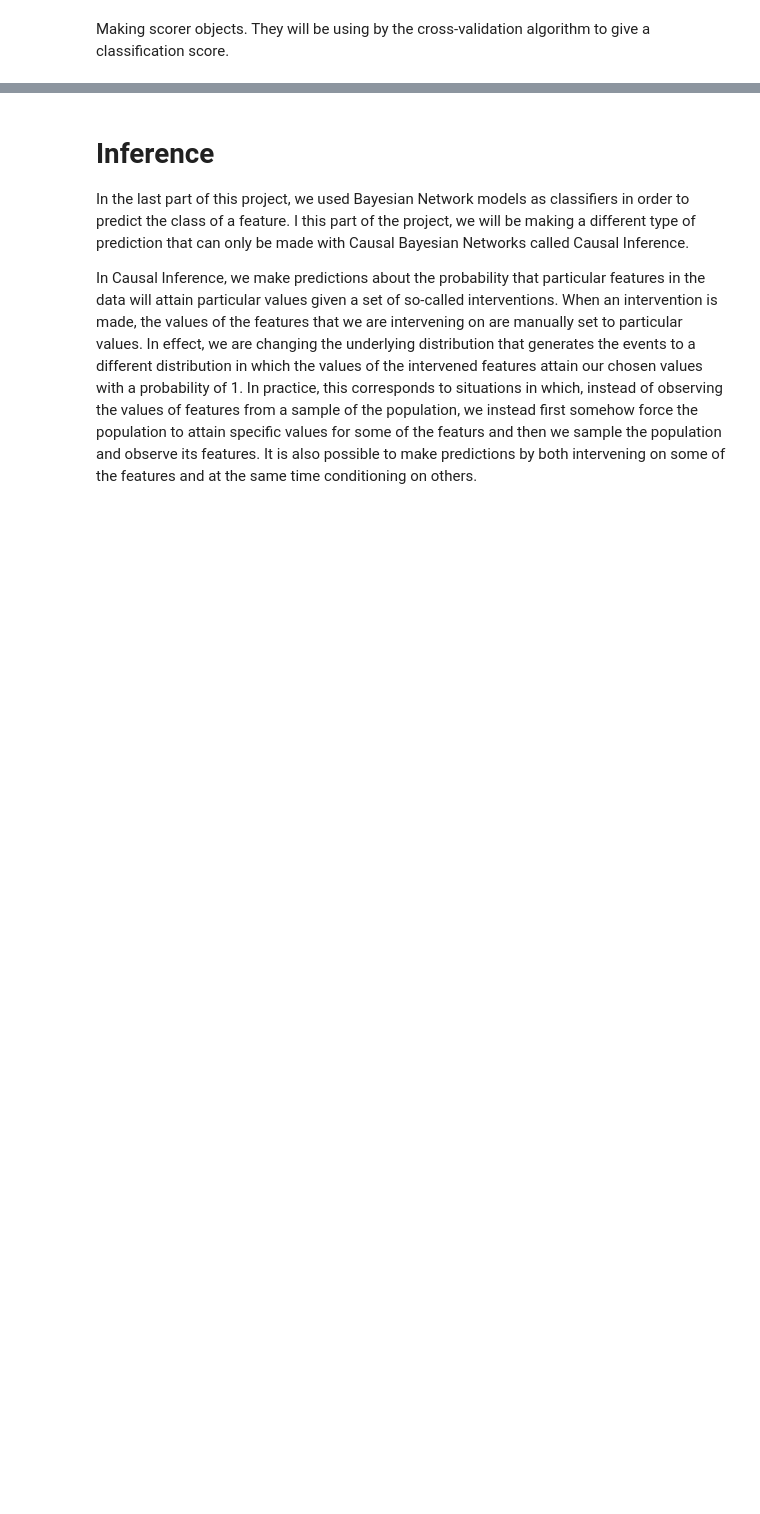
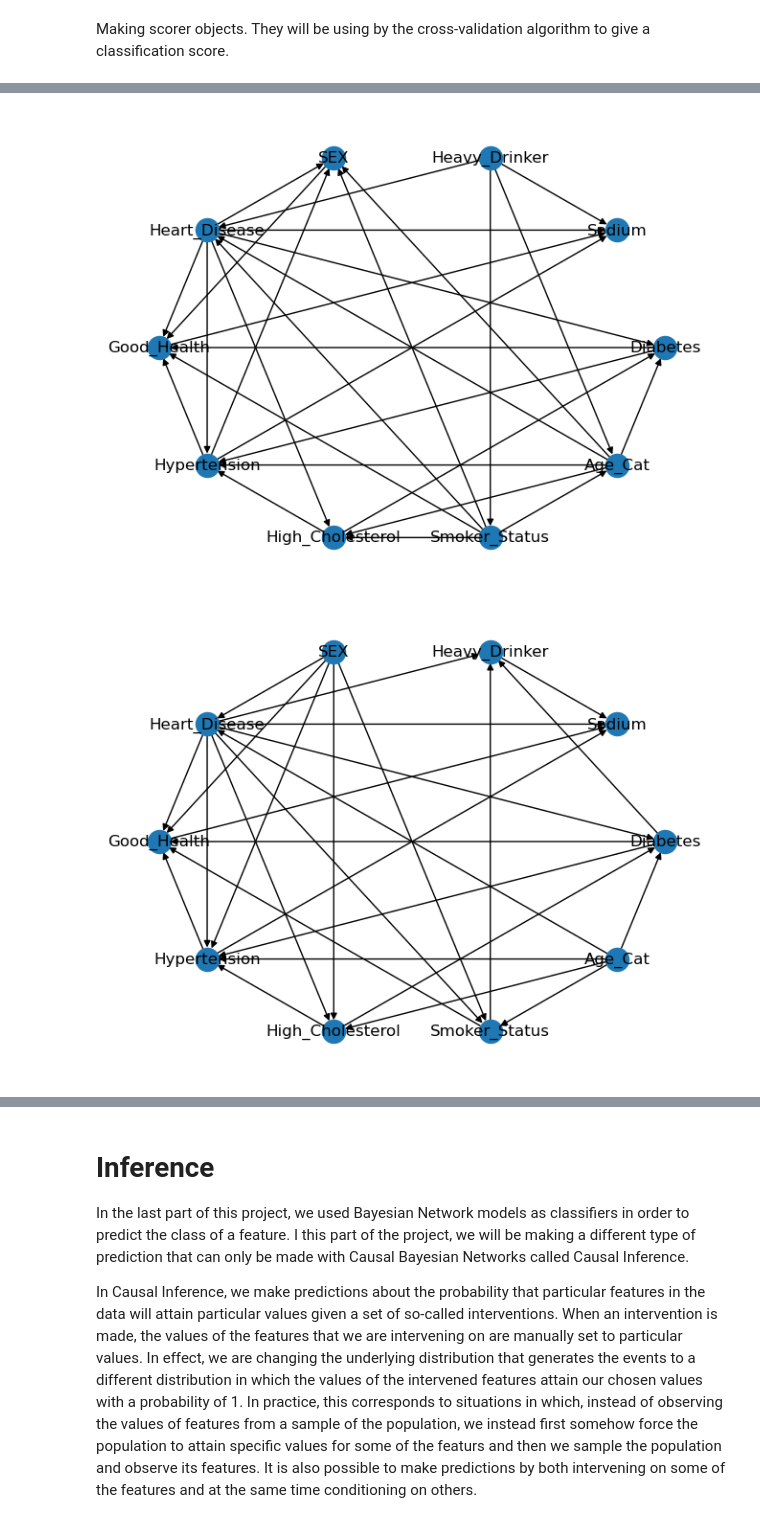
Before and after one commit to Hiram32/Springboard, a Jupyter notebook: Capstone_Project_3/Capstone_Project_3.ipynb, the cells around one changed output, grey strips where cells are left out. Drawn from its saved outputs; the diff is of its cells as text; code cells hidden in the pictures; blank space fills up the shorter version.

```diff
--- a/Capstone_Project_3/Capstone_Project_3.ipynb
+++ b/Capstone_Project_3/Capstone_Project_3.ipynb
@@ -850,0 +768,10 @@ recall_scorer = make_scorer(recall_score, pos_label='1')
+# %%
+with open('./cv_scores.pkl', 'rb') as f:
+    _ = pickle.load(f)
+    cv_scores_summary = pickle.load(f)
+    cv_scores = pickle.load(f)
+
+with open('./cv_scores_test.pkl', 'rb') as f:
+    _ = pickle.load(f)
+    cv_scores_summary_test = pickle.load(f)
+    cv_scores_test = pickle.load(f)
@@ -850,0 +801,11 @@ recall_scorer = make_scorer(recall_score, pos_label='1')
+# %%
+import networkx as nx
+import matplotlib.pyplot as plt
+
+nx.draw_shell(cv_scores_summary['HillClimbSearch']['estimator'][0].named_steps['BayesianModel'], with_labels=True)
+plt.show()
+nx.draw_shell(cv_scores_summary_test['HillClimbSearch']['estimator'][0].named_steps['HillClimbSearch'], with_labels=True)
+plt.show()
+# %% [output]
+[figure, added]
+[figure, added]
```
Also changed, not shown: parts of 30 cells of this notebook.
